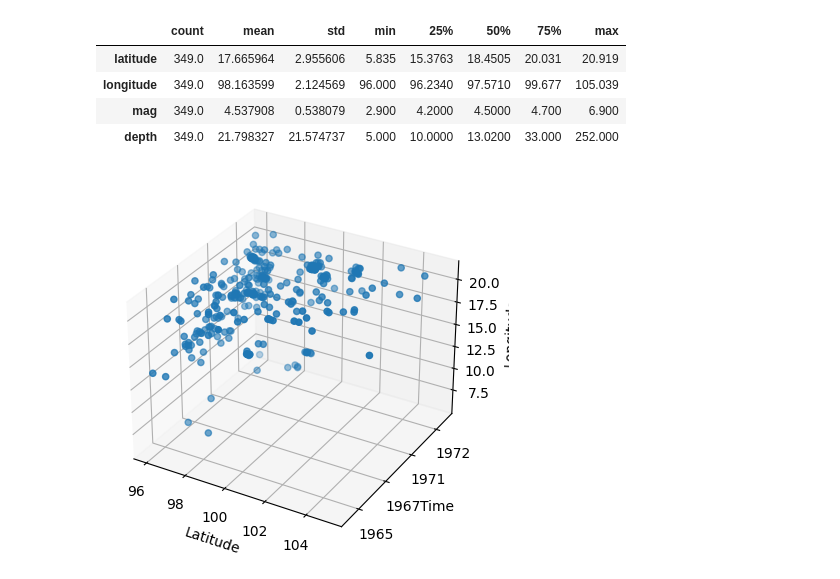
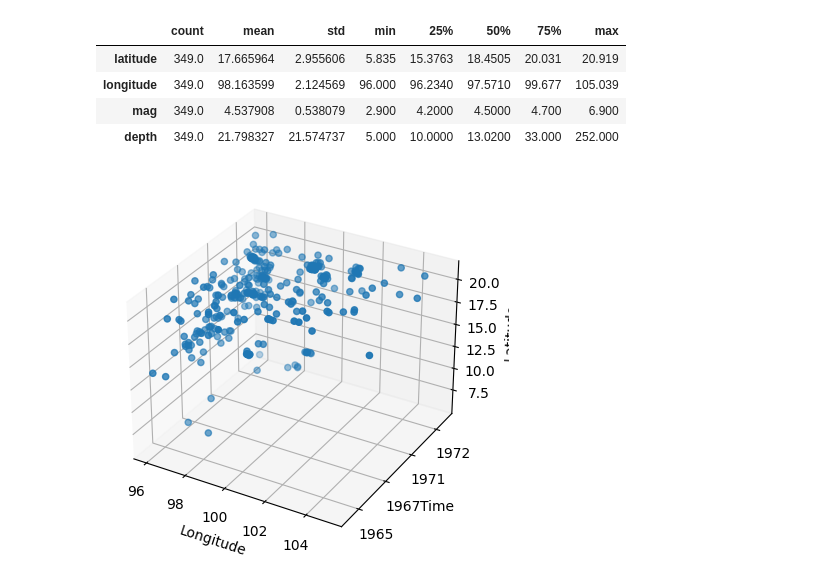
Before and after one commit to peeb01/Earthquake, a Jupyter notebook: DataSet/read.ipynb, the cells around one changed output. Cells and saved outputs as stored; diff of their text form; code cells hidden in the pictures.

```diff
--- a/DataSet/read.ipynb
+++ b/DataSet/read.ipynb
@@ -76,21 +76,21 @@ ndt.describe().transpose()
 # %%
 ndt['time'] = pd.to_datetime(ndt['time'])
 
 fig = plt.figure()
 ax = fig.add_subplot(projection='3d')
 
 formatted_time = ndt['time'].dt.strftime('%Y')
 
 ax.scatter(ndt['longitude'], ndt['time'].astype('int64'), ndt['latitude'], marker='o')
-ax.set_xlabel('Latitude')
+ax.set_xlabel('Longitude')
 ax.set_ylabel('Time')
-ax.set_zlabel('Longitude')
+ax.set_zlabel('Latitude')
 
 ax.set_yticklabels(formatted_time)
 
 plt.show()
 # %% [output]
-[figure, old version]
+[figure, new version]
 # %%
 neo['cd'] = pd.to_datetime(neo['cd'], errors='coerce')
 ndt['time'] = pd.to_datetime(ndt['time'], errors='coerce')
```
Also changed, not shown: 1 other file.
